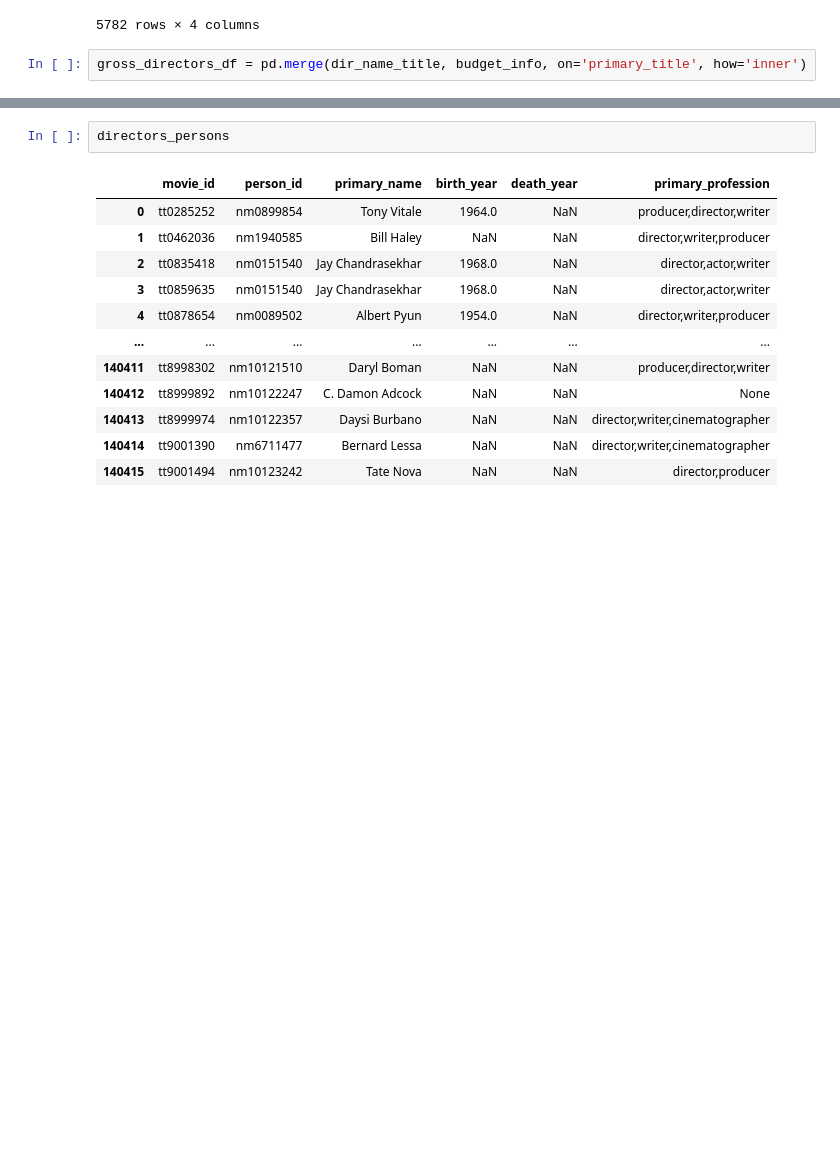
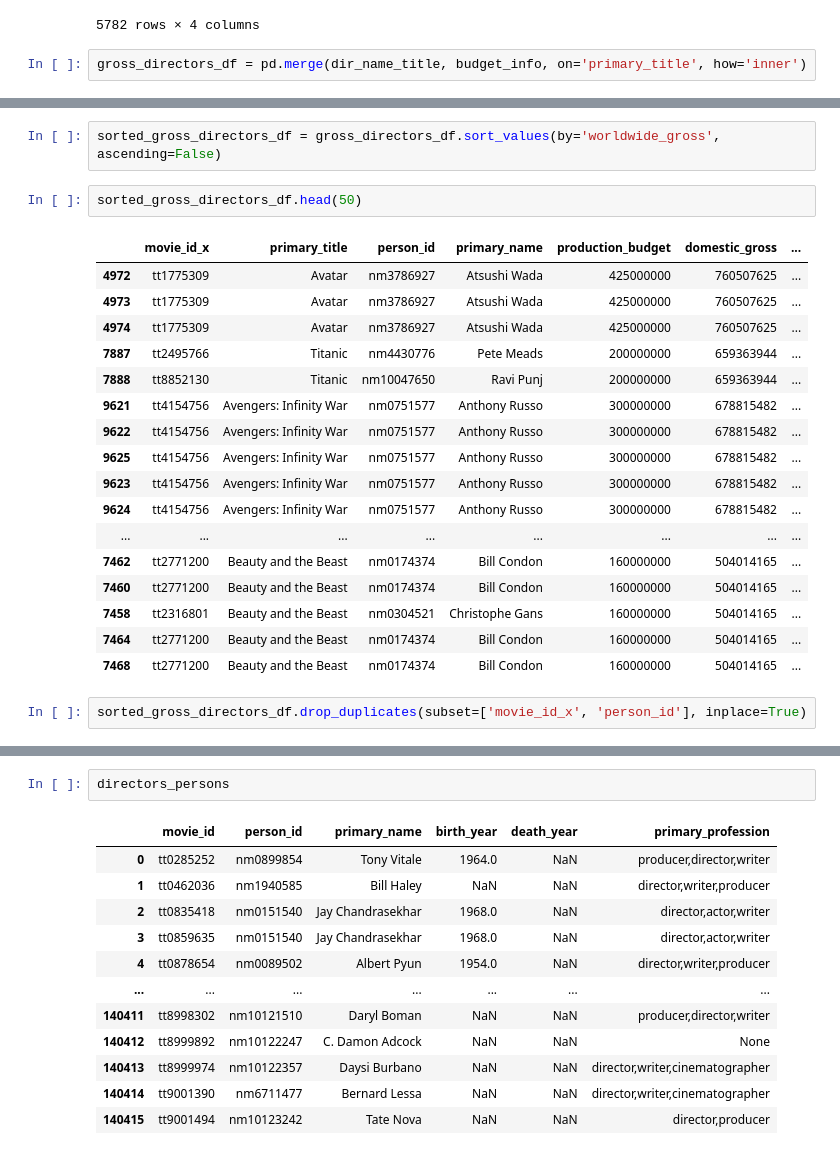
Before and after one commit to adammarianacci/Microsoft_Movie_Analysis, a Jupyter notebook: Notebook.ipynb, the cells around one changed output, grey strips where cells are left out. Saved outputs shown, nothing was run; the diff lists cells and outputs as text; blank space fills up the shorter version.

Commit message:
sorted gross dir df, duplicates dropped

```diff
--- a/Notebook.ipynb
+++ b/Notebook.ipynb
@@ -622,3 +479,27 @@ gross_directors_df
 | 10927 | tt9893078 | Sublime | nm0349702 | Bill Guttentag | 1800000 | 0 | ... |
 | 10928 | tt9893078 | Sublime | nm0349702 | Bill Guttentag | 1800000 | 0 | ... |
 10929 rows × 8 columns
+# %%
+sorted_gross_directors_df = gross_directors_df.sort_values(by='worldwide_gross', ascending=False)
+# %%
+sorted_gross_directors_df.head(50)
+# %% [output]
+|  | movie_id_x | primary_title | person_id | primary_name | production_budget | domestic_gross | ... |
+| 4972 | tt1775309 | Avatar | nm3786927 | Atsushi Wada | 425000000 | 760507625 | ... |
+| 4973 | tt1775309 | Avatar | nm3786927 | Atsushi Wada | 425000000 | 760507625 | ... |
+| 4974 | tt1775309 | Avatar | nm3786927 | Atsushi Wada | 425000000 | 760507625 | ... |
+| 7887 | tt2495766 | Titanic | nm4430776 | Pete Meads | 200000000 | 659363944 | ... |
+| 7888 | tt8852130 | Titanic | nm10047650 | Ravi Punj | 200000000 | 659363944 | ... |
+| 9621 | tt4154756 | Avengers: Infinity War | nm0751577 | Anthony Russo | 300000000 | 678815482 | ... |
+| 9622 | tt4154756 | Avengers: Infinity War | nm0751577 | Anthony Russo | 300000000 | 678815482 | ... |
+| 9625 | tt4154756 | Avengers: Infinity War | nm0751577 | Anthony Russo | 300000000 | 678815482 | ... |
+| 9623 | tt4154756 | Avengers: Infinity War | nm0751577 | Anthony Russo | 300000000 | 678815482 | ... |
+| 9624 | tt4154756 | Avengers: Infinity War | nm0751577 | Anthony Russo | 300000000 | 678815482 | ... |
+| ... | ... | ... | ... | ... | ... | ... | ... |
+| 7462 | tt2771200 | Beauty and the Beast | nm0174374 | Bill Condon | 160000000 | 504014165 | ... |
+| 7460 | tt2771200 | Beauty and the Beast | nm0174374 | Bill Condon | 160000000 | 504014165 | ... |
+| 7458 | tt2316801 | Beauty and the Beast | nm0304521 | Christophe Gans | 160000000 | 504014165 | ... |
+| 7464 | tt2771200 | Beauty and the Beast | nm0174374 | Bill Condon | 160000000 | 504014165 | ... |
+| 7468 | tt2771200 | Beauty and the Beast | nm0174374 | Bill Condon | 160000000 | 504014165 | ... |
+# %%
+sorted_gross_directors_df.drop_duplicates(subset=['movie_id_x', 'person_id'], inplace=True)
```
Also changed, not shown: parts of 35 cells of this notebook, 1 other file.
